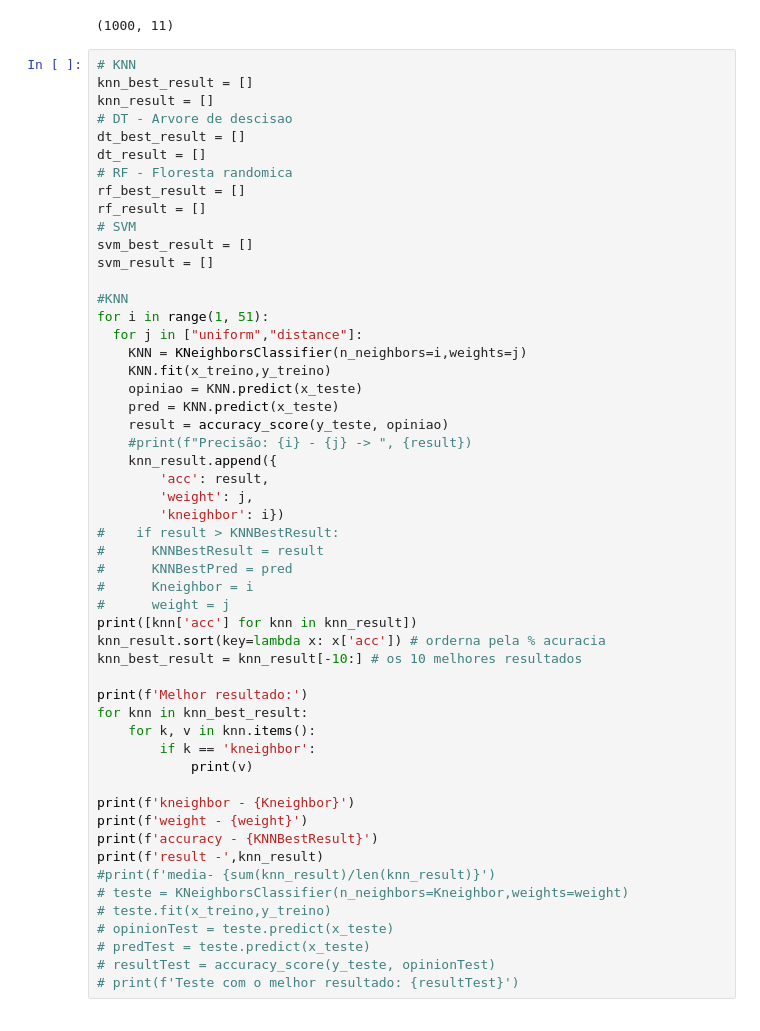
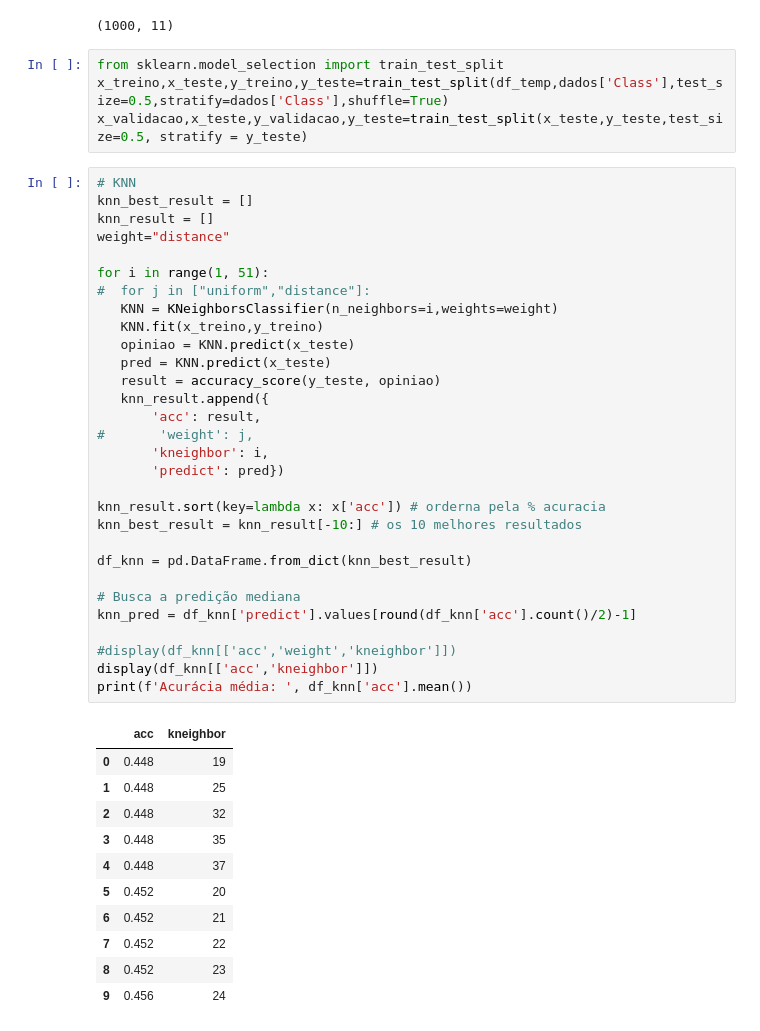
Before and after one commit to WillianCella/ModelosDeAprendizadoSupervisionado, a Jupyter notebook: Trabalho_1_–_Modelos_de_Aprendizado_Supervisionado.ipynb, the cells around one changed output. Cells and saved outputs as stored; diff of their text form.

```diff
--- a/Trabalho_1_–_Modelos_de_Aprendizado_Supervisionado.ipynb
+++ b/Trabalho_1_–_Modelos_de_Aprendizado_Supervisionado.ipynb
@@ -65,57 +88,49 @@ dados.describe()
 dados.shape
 # %% [output]
 (1000, 11)
+# %%
+from sklearn.model_selection import train_test_split
+x_treino,x_teste,y_treino,y_teste=train_test_split(df_temp,dados['Class'],test_size=0.5,stratify=dados['Class'],shuffle=True)
+x_validacao,x_teste,y_validacao,y_teste=train_test_split(x_teste,y_teste,test_size=0.5, stratify = y_teste)
 # %%
 # KNN
 knn_best_result = []
 knn_result = []
-# DT - Arvore de descisao
-dt_best_result = []
-dt_result = []
-# RF - Floresta randomica
-rf_best_result = []
-rf_result = []
-# SVM
-svm_best_result = []
-svm_result = []
+weight="distance"
 
-#KNN
 for i in range(1, 51):
-  for j in ["uniform","distance"]:
-    KNN = KNeighborsClassifier(n_neighbors=i,weights=j)
-    KNN.fit(x_treino,y_treino)
-    opiniao = KNN.predict(x_teste)
-    pred = KNN.predict(x_teste)
-    result = accuracy_score(y_teste, opiniao)
-    #print(f"Precisão: {i} - {j} -> ", {result})
-    knn_result.append({
-        'acc': result,
-        'weight': j,
-        'kneighbor': i})
-#    if result > KNNBestResult:
-#      KNNBestResult = result
-#      KNNBestPred = pred
-#      Kneighbor = i
-#      weight = j
-print([knn['acc'] for knn in knn_result])
+#  for j in ["uniform","distance"]:
+   KNN = KNeighborsClassifier(n_neighbors=i,weights=weight)
+   KNN.fit(x_treino,y_treino)
+   opiniao = KNN.predict(x_teste)
+   pred = KNN.predict(x_teste)
+   result = accuracy_score(y_teste, opiniao)
+   knn_result.append({
+       'acc': result,
+#       'weight': j,
+       'kneighbor': i,
+       'predict': pred})
+
 knn_result.sort(key=lambda x: x['acc']) # orderna pela % acuracia
 knn_best_result = knn_result[-10:] # os 10 melhores resultados
 
-print(f'Melhor resultado:')
-for knn in knn_best_result:
-    for k, v in knn.items():
-        if k == 'kneighbor':
-            print(v)
+df_knn = pd.DataFrame.from_dict(knn_best_result)
 
-print(f'kneighbor - {Kneighbor}')
-print(f'weight - {weight}')
-print(f'accuracy - {KNNBestResult}')
-print(f'result -',knn_result)
-#print(f'media- {sum(knn_result)/len(knn_result)}')
-# teste = KNeighborsClassifier(n_neighbors=Kneighbor,weights=weight)
-# teste.fit(x_treino,y_treino)
-# opinionTest = teste.predict(x_teste)
-# predTest = teste.predict(x_teste)
-# resultTest = accuracy_score(y_teste, opinionTest)
-# print(f'Teste com o melhor resultado: {resultTest}')
+# Busca a predição mediana
+knn_pred = df_knn['predict'].values[round(df_knn['acc'].count()/2)-1]
+
+#display(df_knn[['acc','weight','kneighbor']])
+display(df_knn[['acc','kneighbor']])
+print(f'Acurácia média: ', df_knn['acc'].mean())
 # %% [output]
+|  | acc | kneighbor |
+| 0 | 0.448 | 19 |
+| 1 | 0.448 | 25 |
+| 2 | 0.448 | 32 |
+| 3 | 0.448 | 35 |
+| 4 | 0.448 | 37 |
+| 5 | 0.452 | 20 |
+| 6 | 0.452 | 21 |
+| 7 | 0.452 | 22 |
+| 8 | 0.452 | 23 |
+| 9 | 0.456 | 24 |
```
Also changed, not shown: parts of 13 cells of this notebook.
